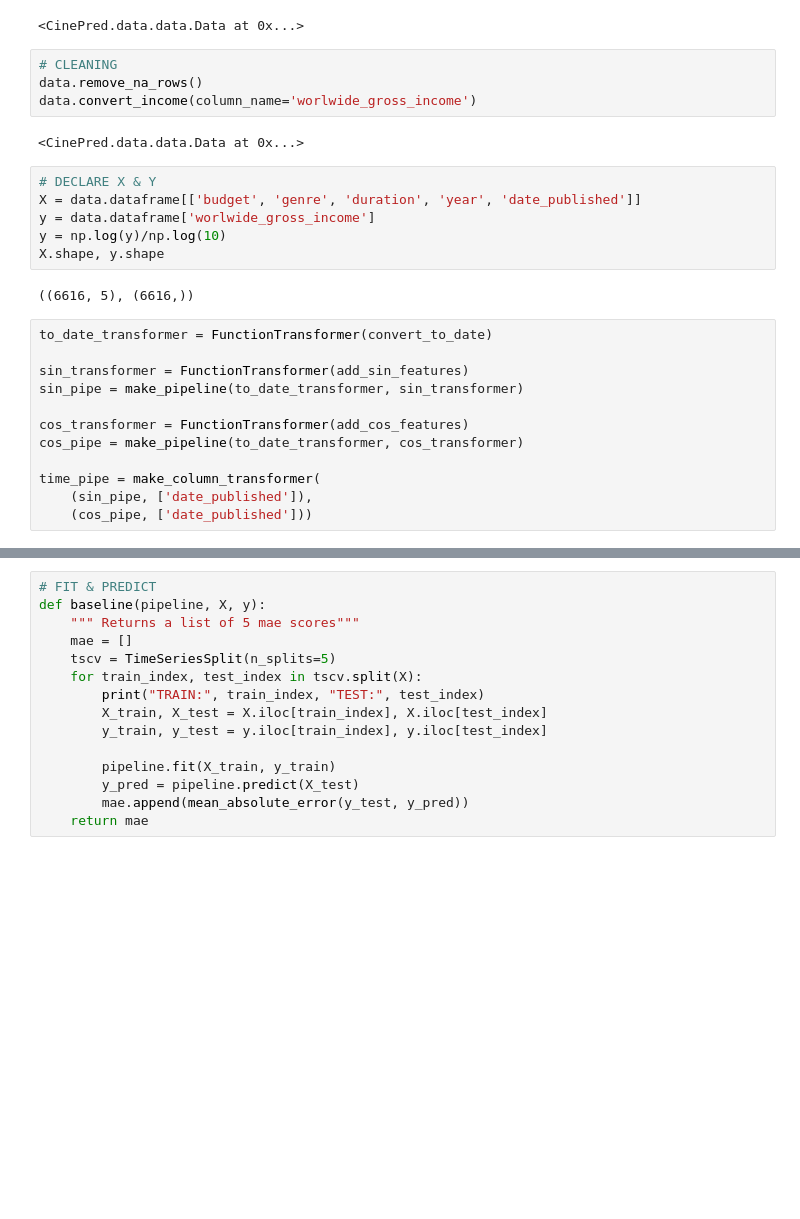
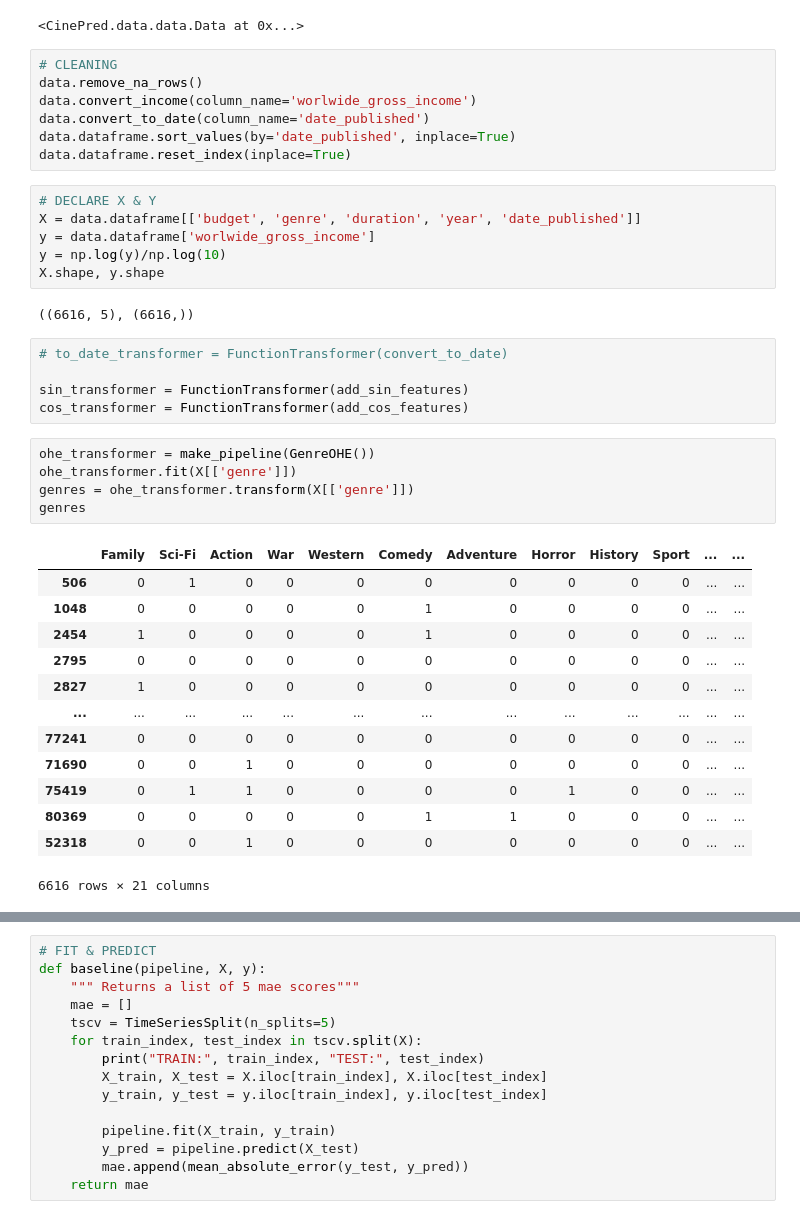
Before and after one commit to OscarTou/CinePred, a Jupyter notebook: notebooks/pierre-louis_model.ipynb, the cells around one changed output, grey strips where cells are left out. Saved outputs shown, nothing was run; the diff lists cells and outputs as text; blank space fills up the shorter version.

```diff
--- a/notebooks/pierre-louis_model.ipynb
+++ b/notebooks/pierre-louis_model.ipynb
@@ -34,8 +35,9 @@ data.import_data()
 # CLEANING
 data.remove_na_rows()
 data.convert_income(column_name='worlwide_gross_income')
+data.convert_to_date(column_name='date_published')
+data.dataframe.sort_values(by='date_published', inplace=True)
+data.dataframe.reset_index(inplace=True)
-# %% [output]
-<CinePred.data.data.Data at 0x...>
 # %%
 # DECLARE X & Y
 X = data.dataframe[['budget', 'genre', 'duration', 'year', 'date_published']]
@@ -45,17 +47,29 @@ X.shape, y.shape
 # %% [output]
 ((6616, 5), (6616,))
 # %%
-to_date_transformer = FunctionTransformer(convert_to_date)
+# to_date_transformer = FunctionTransformer(convert_to_date)
 
 sin_transformer = FunctionTransformer(add_sin_features)
-sin_pipe = make_pipeline(to_date_transformer, sin_transformer)
-
 cos_transformer = FunctionTransformer(add_cos_features)
-cos_pipe = make_pipeline(to_date_transformer, cos_transformer)
-
-time_pipe = make_column_transformer(
-    (sin_pipe, ['date_published']),
-    (cos_pipe, ['date_published']))
+# %%
+ohe_transformer = make_pipeline(GenreOHE())
+ohe_transformer.fit(X[['genre']])
+genres = ohe_transformer.transform(X[['genre']])
+genres
+# %% [output]
+|  | Family | Sci-Fi | Action | War | Western | Comedy | Adventure | Horror | History | Sport | ... | ... |
+| 506 | 0 | 1 | 0 | 0 | 0 | 0 | 0 | 0 | 0 | 0 | ... | ... |
+| 1048 | 0 | 0 | 0 | 0 | 0 | 1 | 0 | 0 | 0 | 0 | ... | ... |
+| 2454 | 1 | 0 | 0 | 0 | 0 | 1 | 0 | 0 | 0 | 0 | ... | ... |
+| 2795 | 0 | 0 | 0 | 0 | 0 | 0 | 0 | 0 | 0 | 0 | ... | ... |
+| 2827 | 1 | 0 | 0 | 0 | 0 | 0 | 0 | 0 | 0 | 0 | ... | ... |
+| ... | ... | ... | ... | ... | ... | ... | ... | ... | ... | ... | ... | ... |
+| 77241 | 0 | 0 | 0 | 0 | 0 | 0 | 0 | 0 | 0 | 0 | ... | ... |
+| 71690 | 0 | 0 | 1 | 0 | 0 | 0 | 0 | 0 | 0 | 0 | ... | ... |
+| 75419 | 0 | 1 | 1 | 0 | 0 | 0 | 0 | 1 | 0 | 0 | ... | ... |
+| 80369 | 0 | 0 | 0 | 0 | 0 | 1 | 1 | 0 | 0 | 0 | ... | ... |
+| 52318 | 0 | 0 | 1 | 0 | 0 | 0 | 0 | 0 | 0 | 0 | ... | ... |
+6616 rows × 21 columns
 # %%
 # PIPELINE
 int_transformer = FunctionTransformer(convert_to_int)
```
Also changed, not shown: parts of 5 cells of this notebook, 1 other file.
